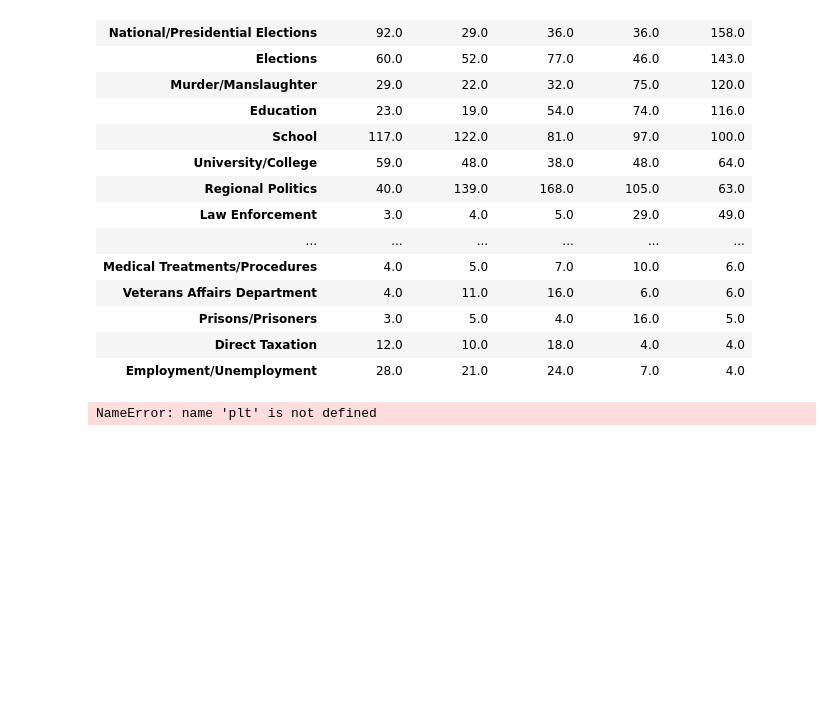
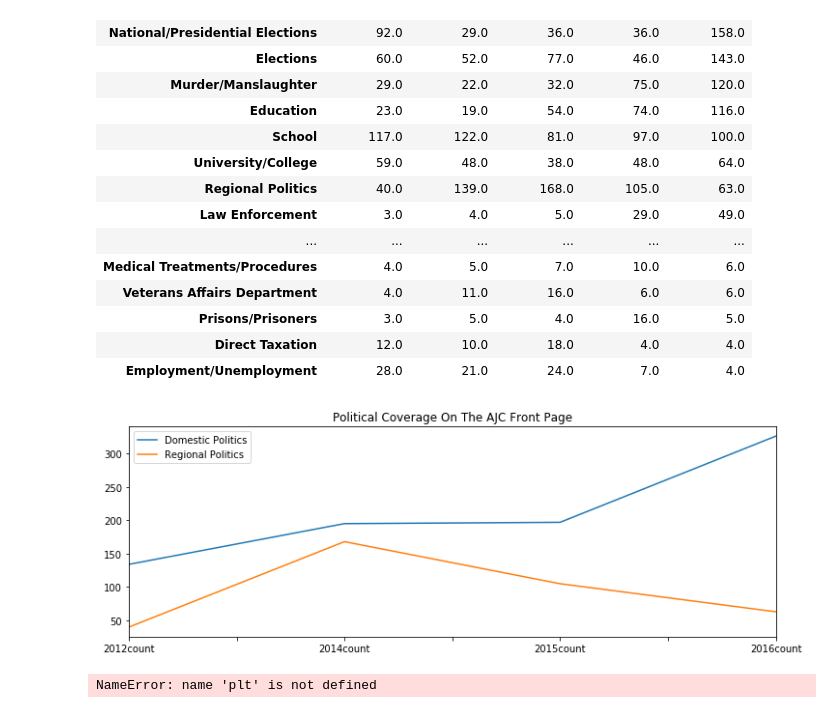
Before and after one commit to maijaliisa/studio-projects, a Jupyter notebook: code/AJCPAGE1/Attempt2_PoliticalCoverage_AJC.ipynb, the cells around one changed output. Cells and saved outputs as stored; diff of their text form; code cells hidden in the pictures; blank space fills up the shorter version.

```diff
--- a/code/AJCPAGE1/Attempt2_PoliticalCoverage_AJC.ipynb
+++ b/code/AJCPAGE1/Attempt2_PoliticalCoverage_AJC.ipynb
@@ -21,5 +21,3 @@ newly_merged.set_index('Subject', inplace=True)
 # %%
 newly_merged.rename(columns={'Document Count':'2012count'},inplace=True)
 newly_merged.dropna(inplace=True)
-# %%
-df_to_graph = newly_merged.sort_values(by='2016count',ascending=False)
@@ -159,8 +175,11 @@ df_to_graph
 ###############
 # %%
 years = [2012,2013,2014,2015,2016]
-A = df_to_graph.loc['Domestic Politics']#.plot(legend=True, figsize=(12,4),title='Political Coverage On The AJC Front Page')
-B = df_to_graph.loc['Regional Politics']#.plot(legend=True)
+A = df_to_graph.loc['Domestic Politics'].plot(legend=True, figsize=(12,4),title='Political Coverage On The AJC Front Page')
+B = df_to_graph.loc['Regional Politics'].plot(legend=True)
+plt.savefig('SEEIFTHISISMOREINTERESTING.pdf')
+# %% [output]
+[figure, added]
 # %%
 plt.stackplot(years,B,A,colors=['pink','cyan'])
 
```
Also changed, not shown: parts of 13 cells of this notebook, 42 other files.
